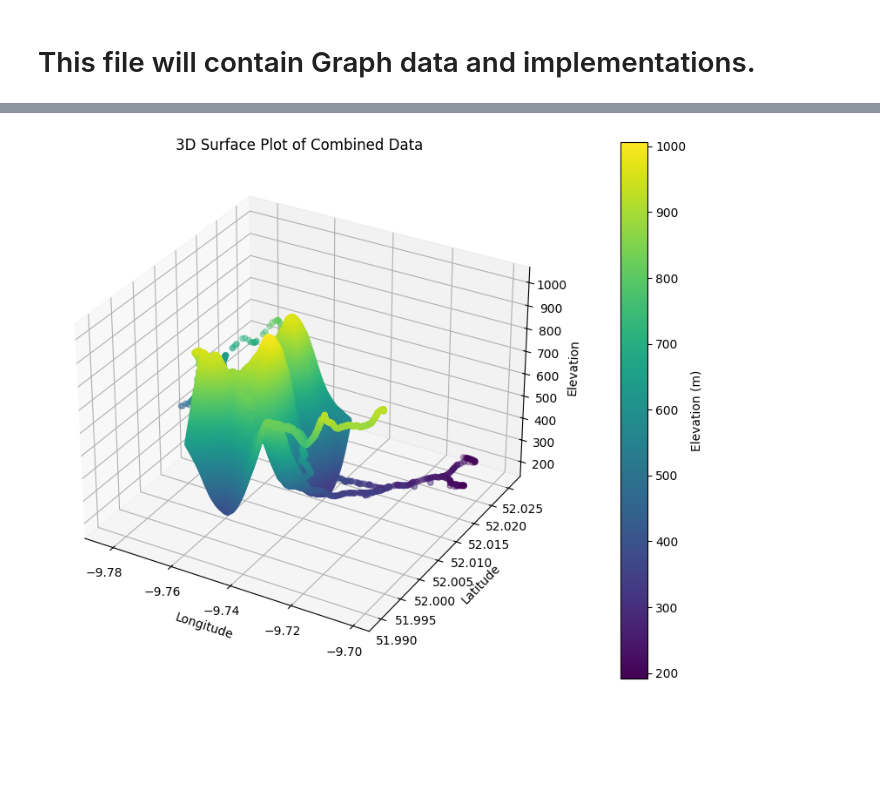
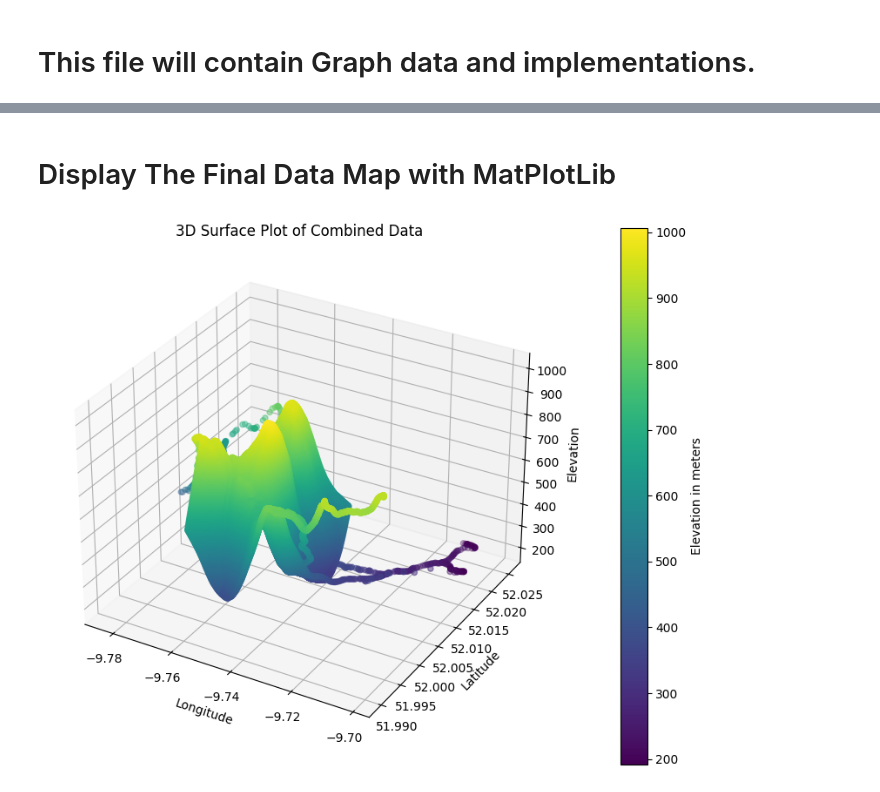
Before and after one commit to DogPope/FYP-Development, a Jupyter notebook: graph_traversal.ipynb, the cells around one changed output, grey strips where cells are left out. Cells and saved outputs as stored; diff of their text form; code cells hidden in the pictures; blank space fills up the shorter version.

```diff
--- a/graph_traversal.ipynb
+++ b/graph_traversal.ipynb
@@ -62,28 +63,30 @@ create_graph()
+# %% [markdown]
+# Display The Final Data Map with MatPlotLib
 # %%
 import matplotlib.pyplot as plt
 from mpl_toolkits.mplot3d import Axes3D
 import pandas as pd
 import numpy as np
 
 # Load Data Set, extract lats, longs, and elevations.
 carrauntoohil_data_set = pd.read_csv('carrauntoohil_data_set.csv')
 carrauntoohil_path_data = pd.read_csv('path_terrain_set.csv')
 combined_data_set = pd.concat([carrauntoohil_data_set, carrauntoohil_path_data]).drop_duplicates()
 latitudes = combined_data_set['latitude'].values
 longitudes = combined_data_set['longitude'].values
 elevations = combined_data_set['elevation'].values
 
 # surface plot
 fig = plt.figure(figsize=(10, 8))
 ax = fig.add_subplot(111, projection='3d')
 
 sc = ax.scatter(longitudes, latitudes, elevations, c=elevations, cmap='viridis', marker='o')
 cbar = plt.colorbar(sc, ax=ax, pad=0.1)
-cbar.set_label('Elevation (m)')
+cbar.set_label('Elevation in meters')
 ax.set_xlabel('Longitude')
 ax.set_ylabel('Latitude')
 ax.set_zlabel('Elevation')
 ax.set_title('3D Surface Plot of Combined Data')
 plt.show()
 # %% [output]
-[figure, old version]
+[figure, new version]
```
Also changed, not shown: parts of 3 cells of this notebook, 5 other files.
